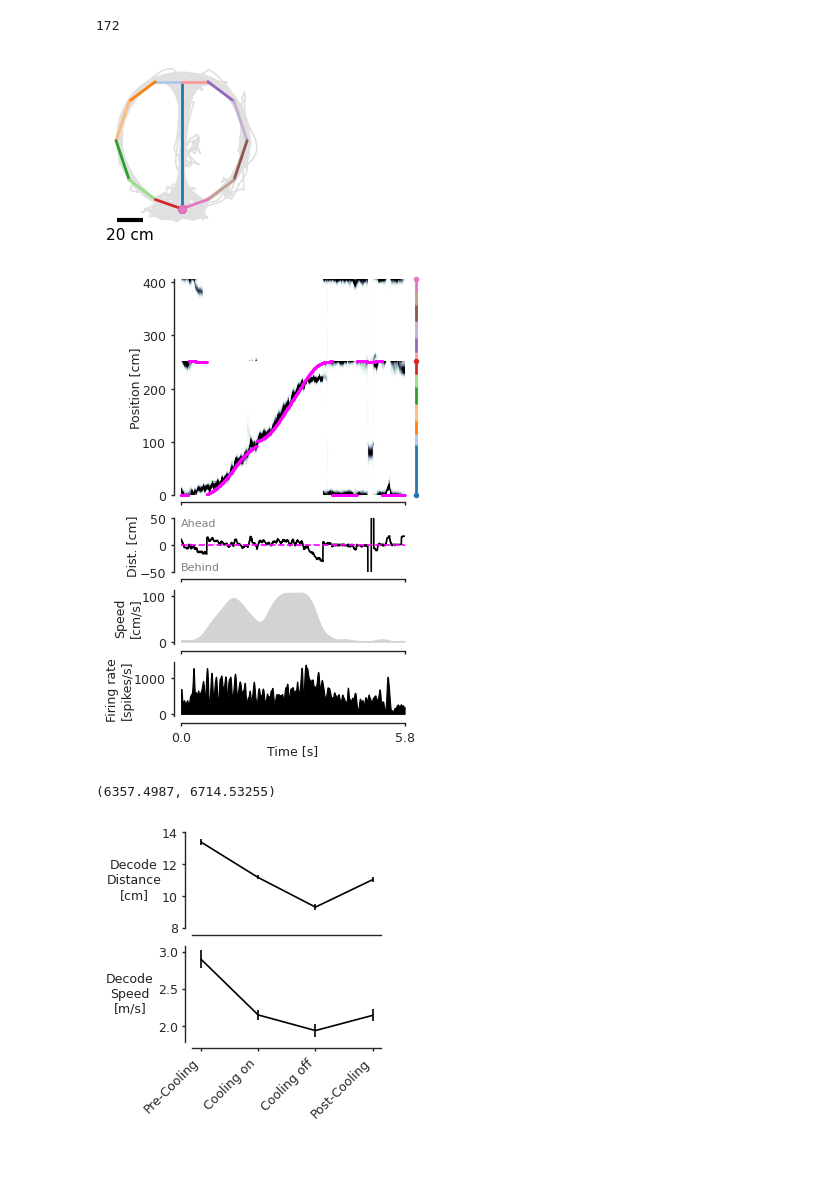
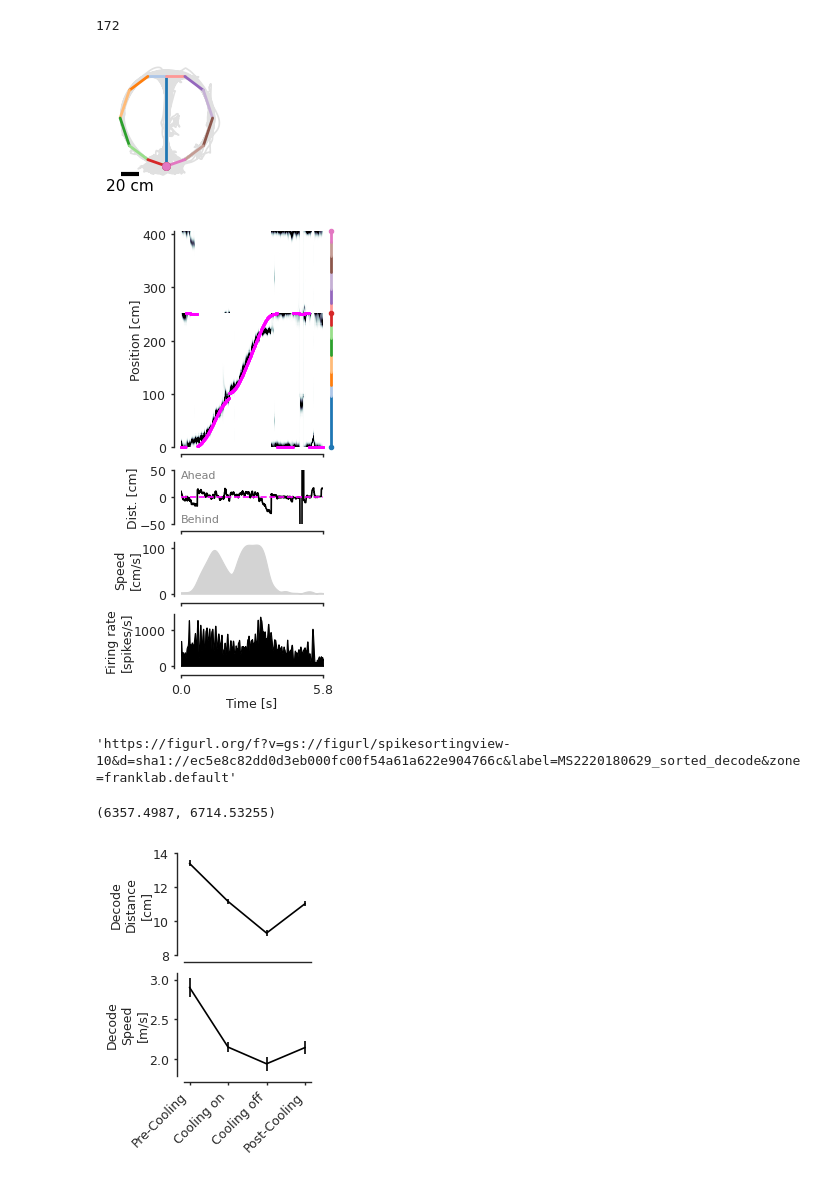
Before and after one commit to LorenFrankLab/spyglass-paper, a Jupyter notebook: notebooks/figure5/MS2220180629_sorted_decode.ipynb, the cells around one changed output. Cells and saved outputs as stored; diff of their text form; code cells hidden in the pictures.

Commit message:
Update plots for three columns

```diff
--- a/notebooks/figure5/MS2220180629_sorted_decode.ipynb
+++ b/notebooks/figure5/MS2220180629_sorted_decode.ipynb
@@ -537,38 +519,40 @@ paper_plotting.plot_2D_track_graph(
     edge_colors=edge_colors,
     position_names=("position_x", "position_y"),
 )
-paper_plotting.save_figure("figure_5_buzsaki_track")
+paper_plotting.save_figure("figure5_buzsaki_track")
 # %% [output]
-[figure, old version]
+[figure, new version]
 # %%
 time_slice_ind = slice(229_500, 230_950)
 
 paper_plotting.plot_decode(
     time_slice_ind=time_slice_ind,
     posterior=posterior,
     results=results,
     classifier=classifier,
     linear_position_info=linear_position_info,
     multiunit_rate=multiunit_rate,
     track_graph=track_graph,
     edge_spacing=linear_edge_spacing,
     edge_order=linear_edge_order,
     reward_well_nodes=reward_well_nodes,
     edge_colors=edge_colors,
 )
-paper_plotting.save_figure("figure_5_buzsaki_decode")
+paper_plotting.save_figure("figure5_buzsaki_decode")
 # %% [output]
-[figure, old version]
+[figure, new version]
 # %%
-# paper_plotting.create_1D_interactive_figurl(
-#     linear_position_info,
-#     posterior,
-#     results,
-#     multiunit_rate,
-#     label="MS2220180629_sorted_decode",
-#     view_height=800,
-#     speed_name="speed",
-# )
+paper_plotting.create_1D_interactive_figurl(
+    linear_position_info,
+    posterior,
+    results,
+    multiunit_rate,
+    label="MS2220180629_sorted_decode",
+    view_height=800,
+    speed_name="speed",
+)
+# %% [output]
+'https://figurl.org/f?v=gs://figurl/spikesortingview-10&d=sha1://ec5e8c82dd0d3eb000fc00f54a61a622e904766c&label=MS2220180629_sorted_decode&zone=franklab.default'
 # %%
 import non_local_detector.analysis as analysis
 
@@ -632,8 +616,14 @@ ahead_behind_distance_stats = pd.DataFrame(
 mobility_types = ["run"]
 trial_types = ["Pre-Cooling", "Cooling on", "Cooling off", "Post-Cooling"]
 
-fig, axes = plt.subplots(2, 1,
-    figsize=(0.9 * paper_plotting.TWO_COLUMN / 2, 3.0), constrained_layout=True
+fig, axes = plt.subplots(
+    2,
+    1,
+    figsize=(
+        0.9 * paper_plotting.TWO_COLUMN / 3,
+        paper_plotting.PAGE_HEIGHT * 0.25 + paper_plotting.TWO_COLUMN / 3 * 0.3,
+    ),
+    constrained_layout=True,
 )
 sns.despine(offset=5, ax=axes[0])
 for mobility_type in mobility_types:
@@ -675,7 +665,7 @@ for mobility_type in mobility_types:
     axes[0].set_xticks([])
     axes[0].set_ylim((8, 14))
     axes[0].set_yticks([8, 10, 12, 14])
-    axes[0].set_ylabel("Decode\nDistance\n[cm]", rotation=0, labelpad=20, va="center")
+    axes[0].set_ylabel("Decode\nDistance\n[cm]")
 
 sns.despine(offset=5, ax=axes[1])
 for mobility_type in mobility_types:
@@ -720,14 +710,14 @@ for mobility_type in mobility_types:
         color="black",
     )
     axes[1].set_xticklabels(
-        ax.get_xticklabels(), rotation=45, horizontalalignment="right"
+        trial_types, rotation=45, horizontalalignment="right"
     )
-    axes[1].set_ylabel("Decode\nSpeed\n[m/s]", rotation=0, labelpad=20, va="center")
+    axes[1].set_ylabel("Decode\nSpeed\n[m/s]")
 
 
-paper_plotting.save_figure("figure_5_buzsaki_distance_speed")
+paper_plotting.save_figure("figure5_buzsaki_distance_speed")
 # %% [output]
-[figure, old version]
+[figure, new version]
 # %%
 import seaborn as sns
 
```
Also changed, not shown: parts of 11 cells of this notebook, 8 other files.
